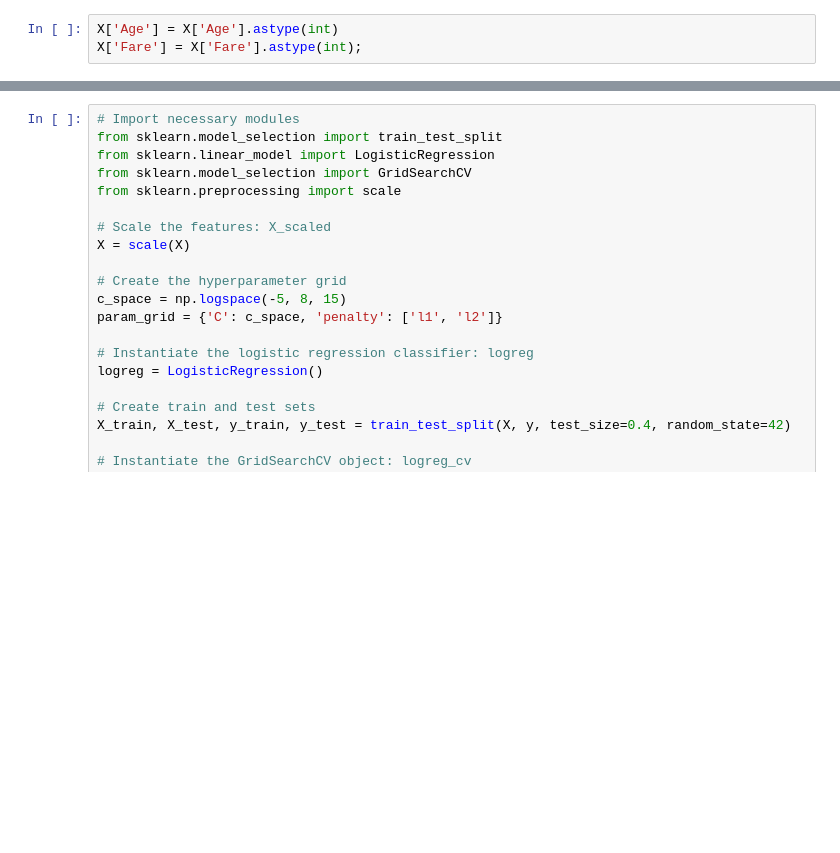
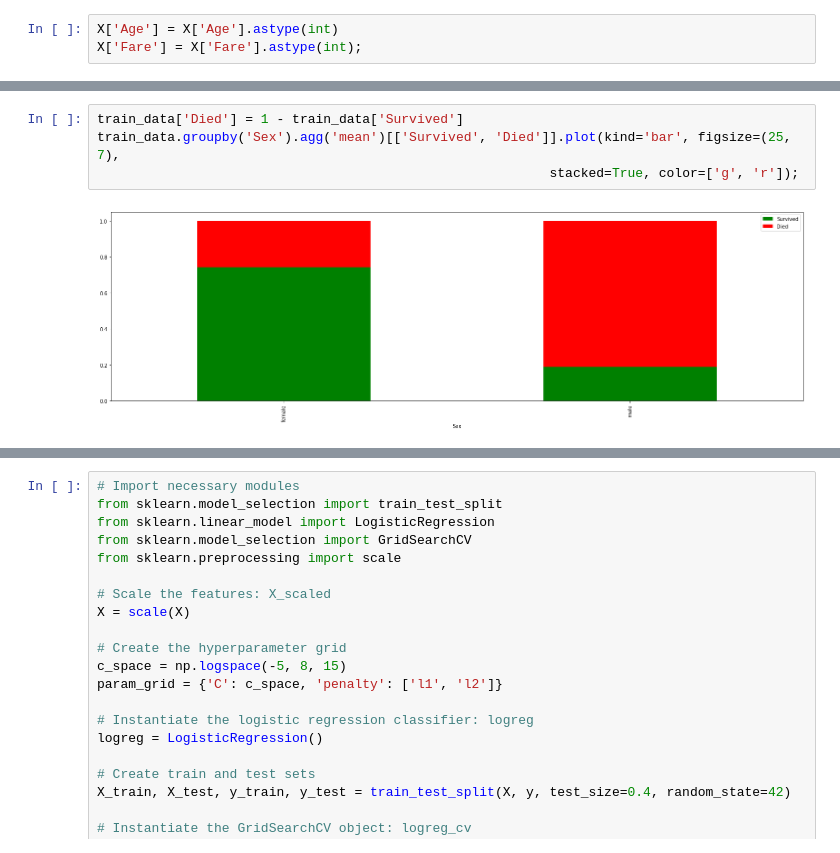
Before and after one commit to paulvinci/fifa18, a Jupyter notebook: titanic.ipynb, the cells around one changed output, grey strips where cells are left out. Saved outputs shown, nothing was run; the diff lists cells and outputs as text; blank space fills up the shorter version.

```diff
--- a/titanic.ipynb
+++ b/titanic.ipynb
@@ -97,0 +112,6 @@ memory usage: 81.8 KB
+# %%
+train_data['Died'] = 1 - train_data['Survived']
+train_data.groupby('Sex').agg('mean')[['Survived', 'Died']].plot(kind='bar', figsize=(25, 7),
+                                                          stacked=True, color=['g', 'r']);
+# %% [output]
+[figure, added]
```
Also changed, not shown: parts of 19 cells of this notebook, 1 other file.
